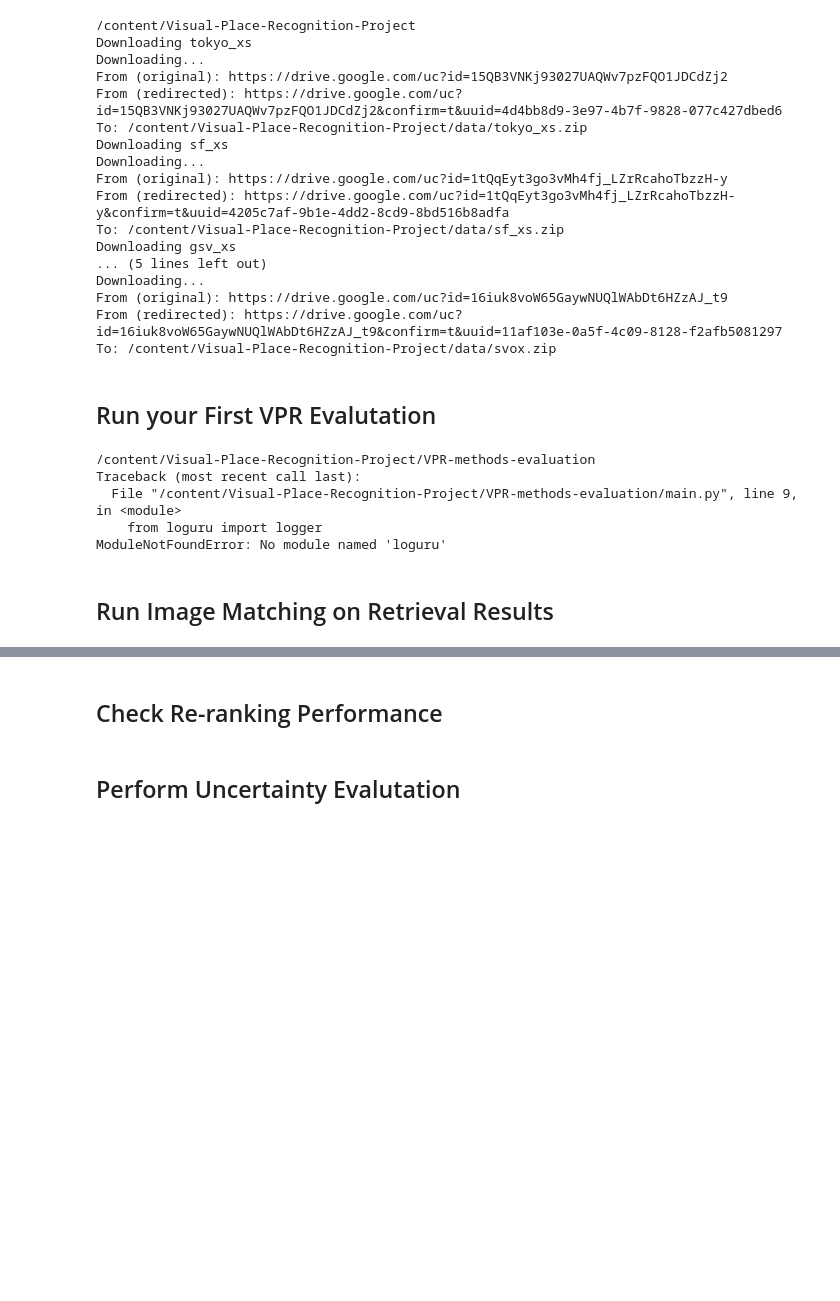
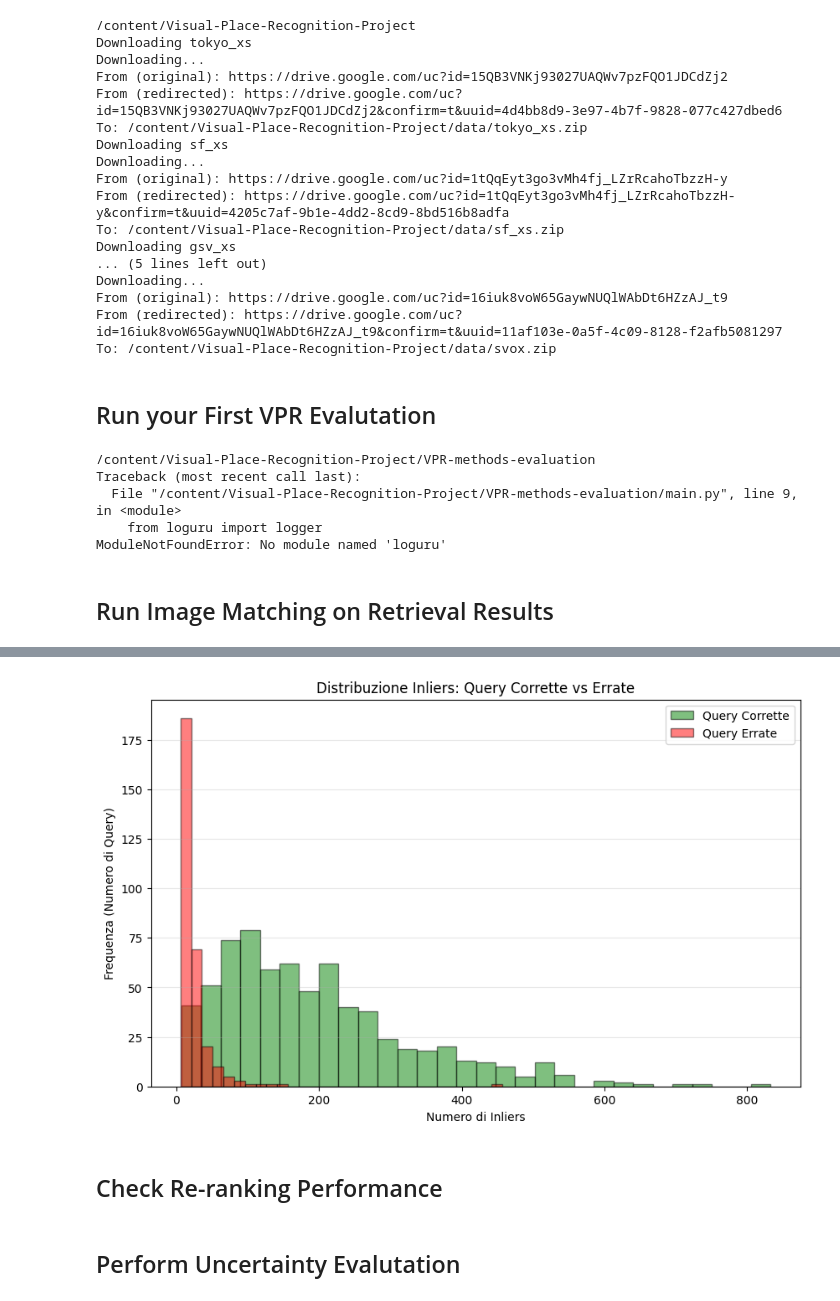
Before and after one commit to androsida/Visual-Place-Recognition-Project, a Jupyter notebook: start_your_project.ipynb, the cells around one changed output, grey strips where cells are left out. Drawn from its saved outputs; the diff is of its cells as text; code cells hidden in the pictures; blank space fills up the shorter version.

Commit message:
inliers

```diff
--- a/start_your_project.ipynb
+++ b/start_your_project.ipynb
@@ -116,3 +116,18 @@ ModuleNotFoundError: No module named 'loguru'
 --matcher 'superpoint-lg' \
 --device 'cuda' \
 --num-preds 20
+# %%
+import torch
+
+%cd '/content/drive/MyDrive/Progetto_VPR/Visual-Place-Recognition-Project/results/Image_Matching_methods/mixvpr/sf_xs/preds_loftr/'
+# Carica il file di una query specifica (es. la query 000)
+data = torch.load('000.torch', weights_only=False)
+
+# data è una lista di dizionari.
+# Il primo elemento [0] è il match con l'immagine più simile (Rank-1)
+rank1_result = data[0]
+
+# Estrazione del numero di inliers
+n_inliers = rank1_result['num_inliers']
+
+print(f"La query 000 ha {n_inliers} inliers con il primo candidato.")
@@ -119,3 +168,68 @@ ModuleNotFoundError: No module named 'loguru'
+# %%
+import torch
+import os
+from glob import glob
+from pathlib import Path
+import matplotlib.pyplot as plt
+from tqdm import tqdm
+
+#Preparazione e Configurazione dei Percorsi
+preds_dir = '/content/drive/MyDrive/Progetto_VPR/Visual-Place-Recognition-Project/results/Image_Matching_methods/mixvpr/sf_xs/preds'
+inliers_dir = '/content/drive/MyDrive/Progetto_VPR/Visual-Place-Recognition-Project/results/Image_Matching_methods/mixvpr/sf_xs/preds_loftr'
+
+correct_inliers = []
+wrong_inliers = []
+
+# Ottieni tutti i file .torch (risultati del matching)
+torch_files = glob(os.path.join(inliers_dir, "*.torch"))
+
+for torch_path in tqdm(torch_files, desc="Analisi query"):
+    q_name = Path(torch_path).stem  # es. "000"
+    txt_path = os.path.join(preds_dir, f"{q_name}.txt")
+
+    if not os.path.exists(txt_path):
+        continue
+
+    # 1. Carica inliers dal file .torch (usa weights_only=False come hai scoperto!)
+    data = torch.load(torch_path, weights_only=False)
+    if not data: continue
+    n_inliers = data[0]['num_inliers'] # Prendi inliers del Rank-1
+
+    # 2. Verifica correttezza dal file .txt
+    is_correct = False
+    with open(txt_path, 'r') as f:
+        content = f.read().splitlines()
+
+        # Trova la prima predizione e la lista dei positivi
+        try:
+            # La prima predizione è solitamente la prima riga dopo "Predictions paths:"
+            first_pred = content[content.index("Predictions paths:") + 1].strip()
+            # I positivi sono le righe dopo "Positives paths:"
+            positives = [line.strip() for line in content[content.index("Positives paths:") + 1:] if line.strip()]
+
+            if first_pred in positives:
+                is_correct = True
+        except (ValueError, IndexError):
+            continue
+
+    # 3. Smista i dati
+    if is_correct:
+        correct_inliers.append(n_inliers)
+    else:
+        wrong_inliers.append(n_inliers)
+
+# --- 3. GENERAZIONE ISTOGRAMMI (Parte 5.1 del PDF) --- [cite: 89]
+plt.figure(figsize=(10, 6))
+plt.hist(correct_inliers, bins=30, alpha=0.5, label='Query Corrette', color='g', edgecolor='black')
+plt.hist(wrong_inliers, bins=30, alpha=0.5, label='Query Errate', color='r', edgecolor='black')
+plt.title('Distribuzione Inliers: Query Corrette vs Errate')
+plt.xlabel('Numero di Inliers')
+plt.ylabel('Frequenza (Numero di Query)')
+plt.legend()
+plt.grid(axis='y', alpha=0.3)
+plt.show()
+# %% [output]
+[figure, added]
 # %% [markdown]
 ## Check Re-ranking Performance
 # %%
```
Also changed, not shown: parts of 3 cells of this notebook.
